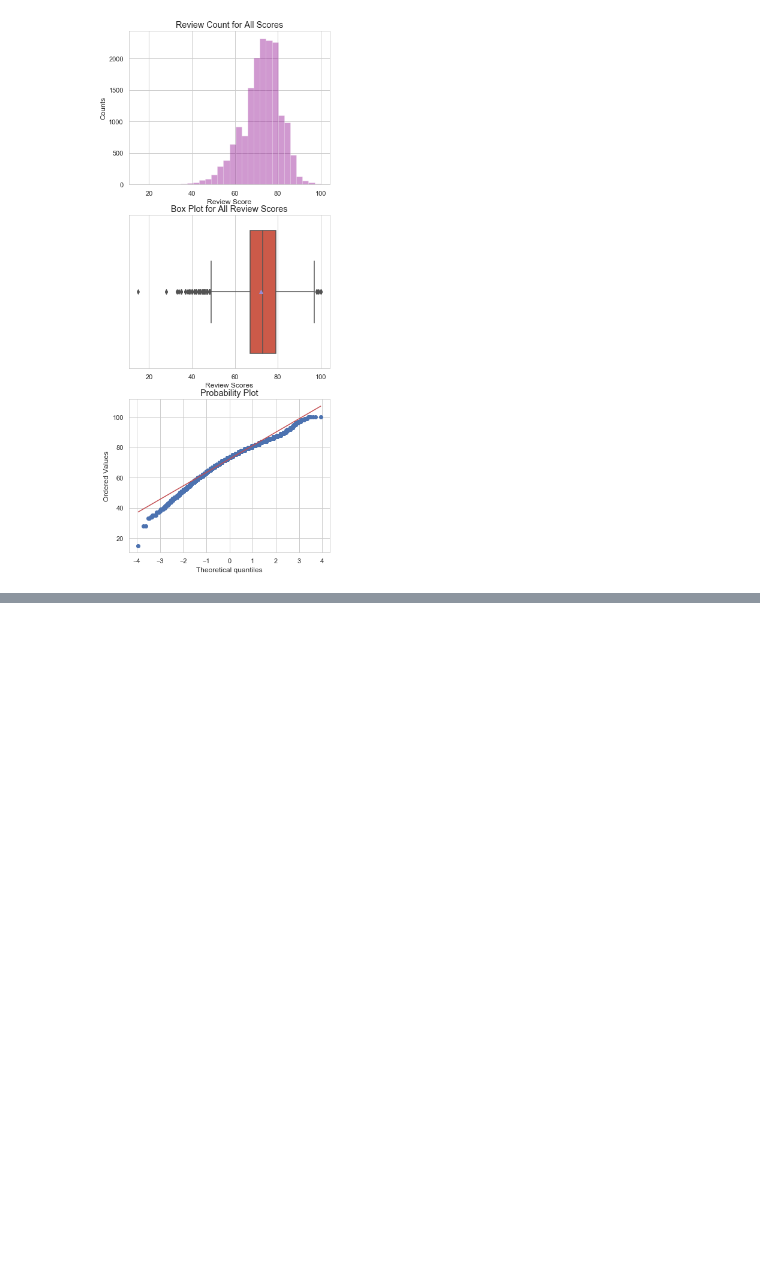
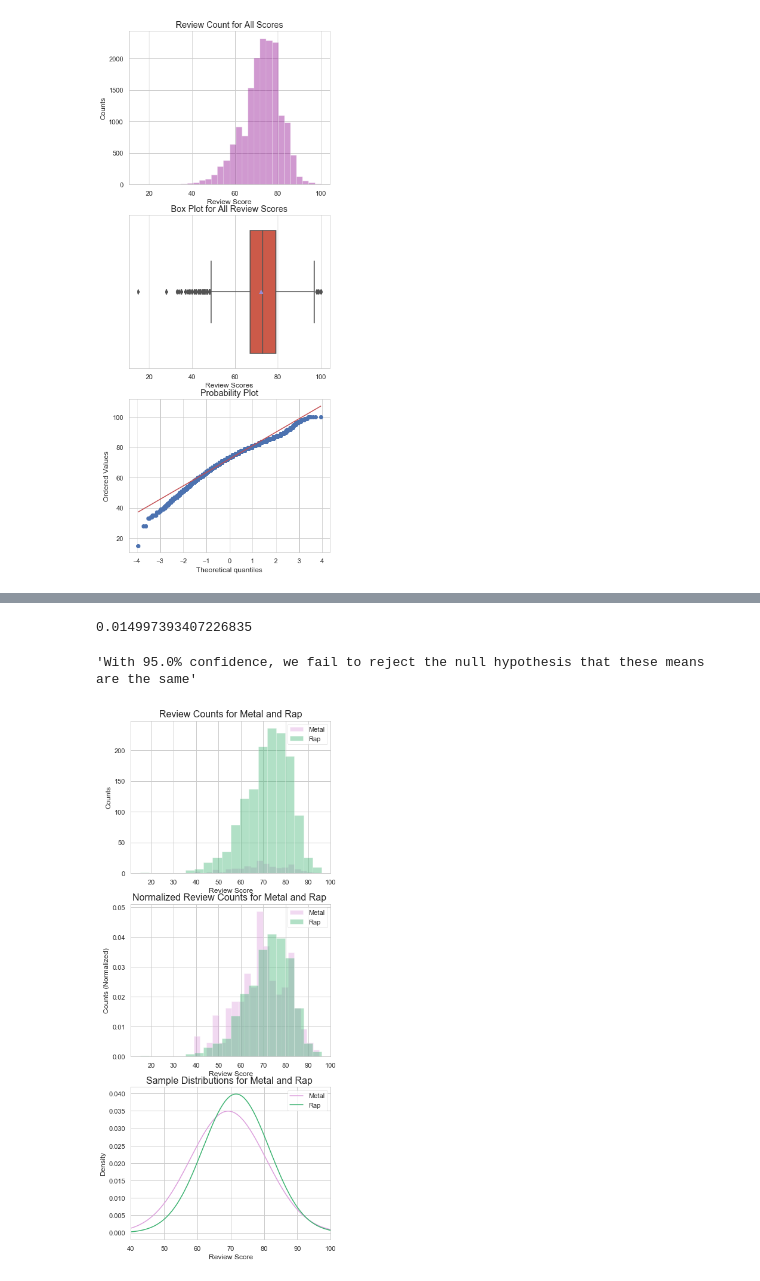
Before and after one commit to unclebrod/ReviewsByGenre, a Jupyter notebook: EDA.ipynb, the cells around one changed output, grey strips where cells are left out. Saved outputs shown, nothing was run; the diff lists cells and outputs as text; code cells hidden in the pictures; blank space fills up the shorter version.

```diff
--- a/EDA.ipynb
+++ b/EDA.ipynb
@@ -466,0 +632,6 @@ print(len(ttest_for_reviews(w)))
+# %%
+compare_genres(w, 'metal')
+# %% [output]
+0.014997393407226835
+'With 95.0% confidence, we fail to reject the null hypothesis that these means are the same'
+[figure, added]
```
Also changed, not shown: parts of 14 cells of this notebook.
